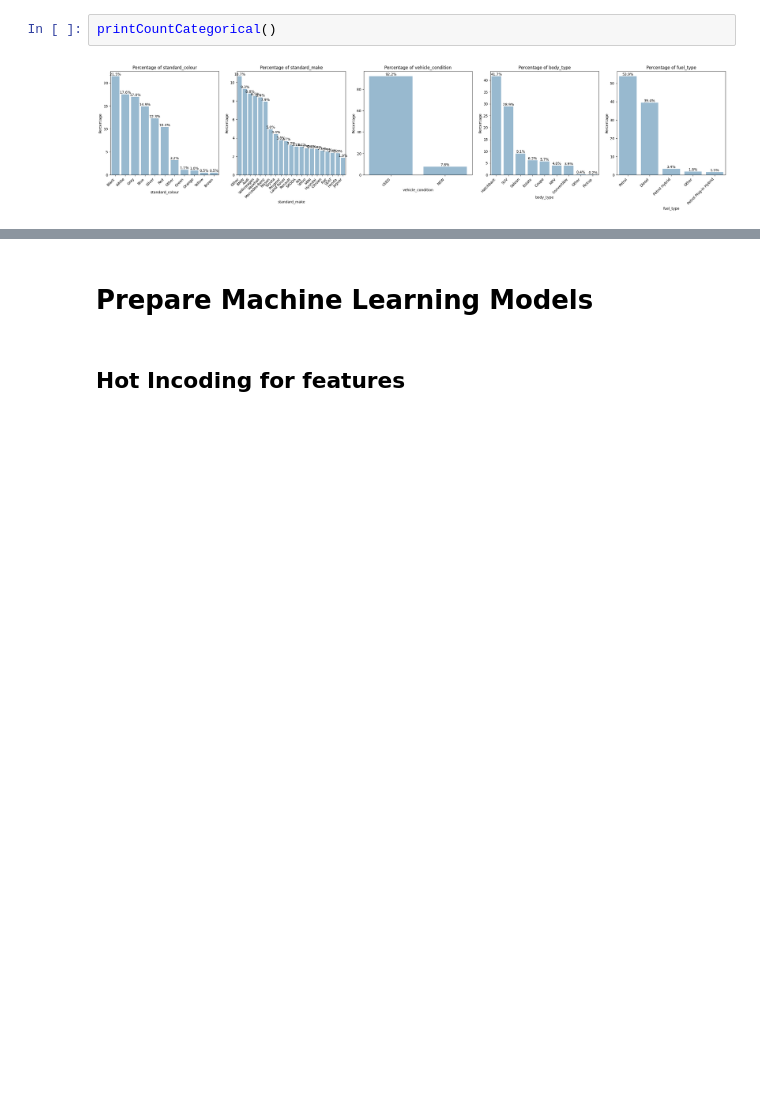
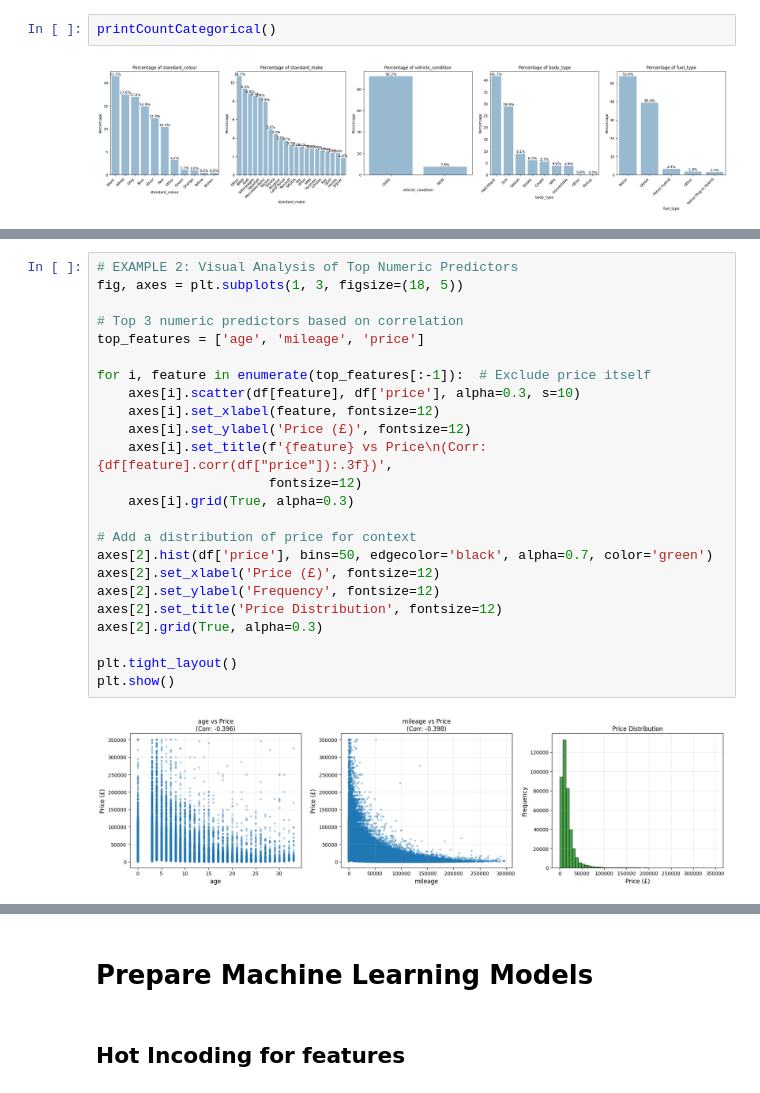
Before and after one commit to ian-shade/Autotrader-Cars-Price-Predictions-ML, a Jupyter notebook: ml_project.ipynb, the cells around one changed output, grey strips where cells are left out. Cells and saved outputs as stored; diff of their text form; blank space fills up the shorter version.

```diff
--- a/ml_project.ipynb
+++ b/ml_project.ipynb
@@ -372,0 +403,26 @@ printCountCategorical()
+# %%
+# EXAMPLE 2: Visual Analysis of Top Numeric Predictors
+fig, axes = plt.subplots(1, 3, figsize=(18, 5))
+
+# Top 3 numeric predictors based on correlation
+top_features = ['age', 'mileage', 'price']
+
+for i, feature in enumerate(top_features[:-1]):  # Exclude price itself
+    axes[i].scatter(df[feature], df['price'], alpha=0.3, s=10)
+    axes[i].set_xlabel(feature, fontsize=12)
+    axes[i].set_ylabel('Price (£)', fontsize=12)
+    axes[i].set_title(f'{feature} vs Price\n(Corr: {df[feature].corr(df["price"]):.3f})',
+                      fontsize=12)
+    axes[i].grid(True, alpha=0.3)
+
+# Add a distribution of price for context
+axes[2].hist(df['price'], bins=50, edgecolor='black', alpha=0.7, color='green')
+axes[2].set_xlabel('Price (£)', fontsize=12)
+axes[2].set_ylabel('Frequency', fontsize=12)
+axes[2].set_title('Price Distribution', fontsize=12)
+axes[2].grid(True, alpha=0.3)
+
+plt.tight_layout()
+plt.show()
+# %% [output]
+[figure, added]
```
Also changed, not shown: parts of 30 cells of this notebook.
